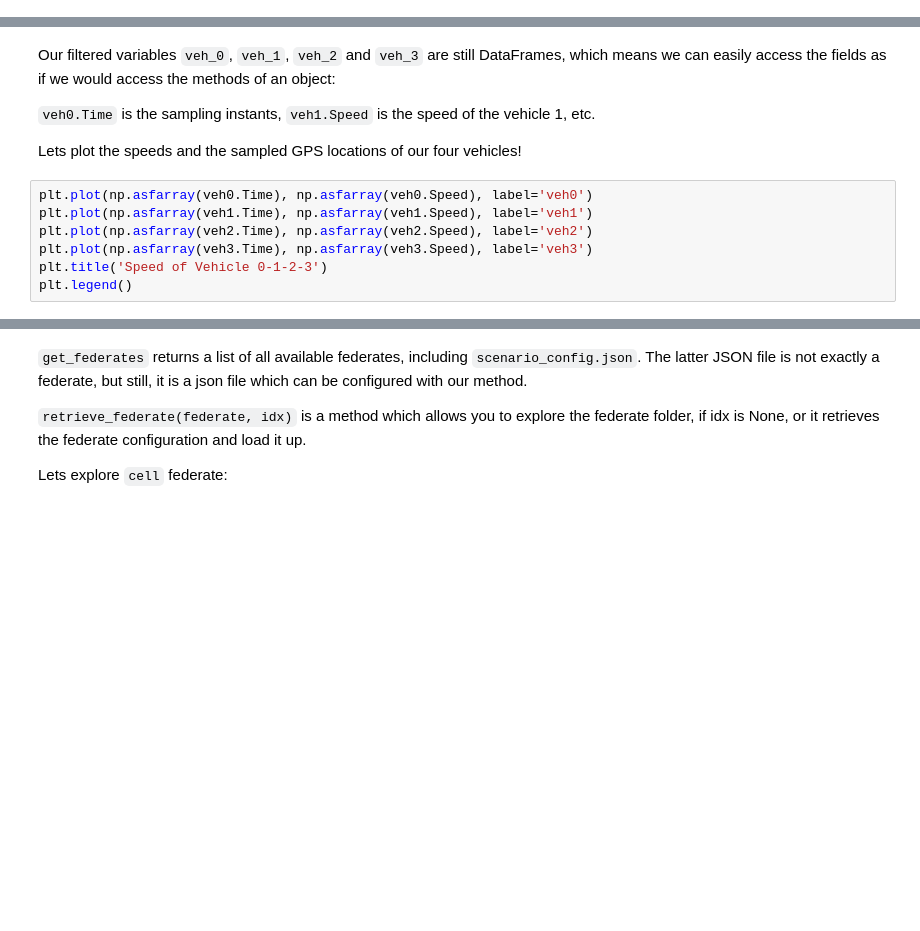
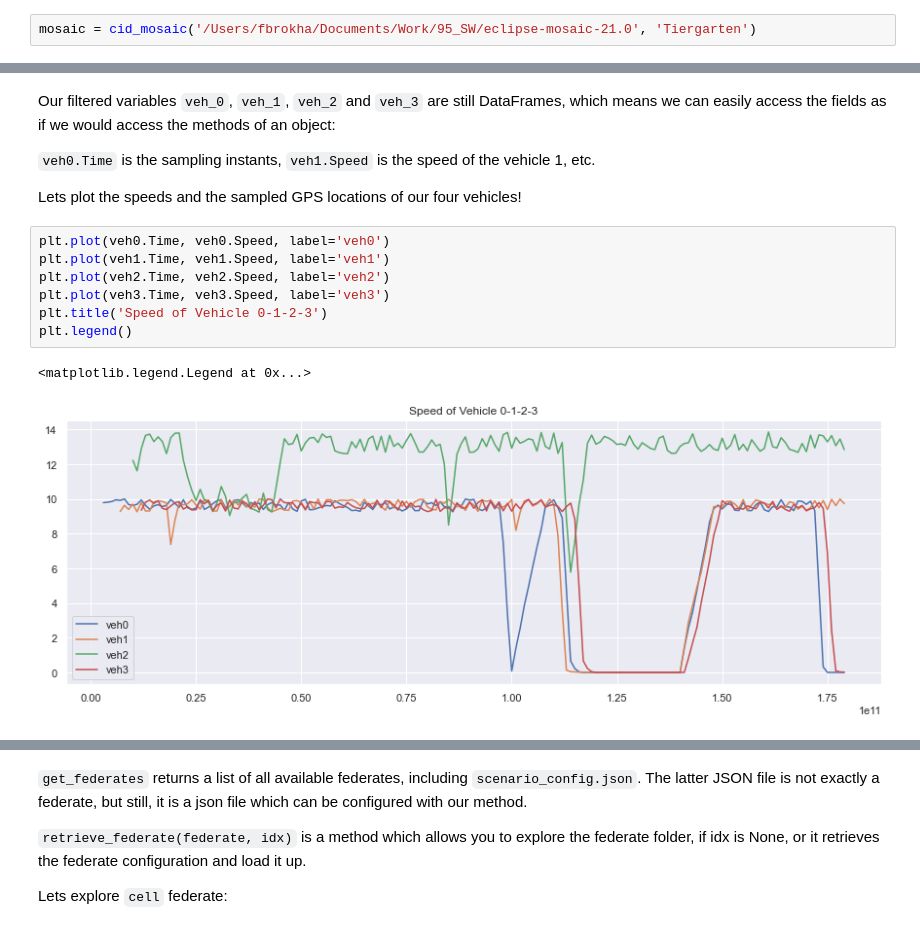
Before and after one commit to birnbaum/cid-workshop2, a Jupyter notebook: scripts/introduction_cid_tool.ipynb, the cells around one changed output, grey strips where cells are left out. Cells and saved outputs as stored; diff of their text form; blank space fills up the shorter version.

```diff
--- a/scripts/introduction_cid_tool.ipynb
+++ b/scripts/introduction_cid_tool.ipynb
@@ -37,3 +35,5 @@ mosaic = cid_mosaic('/home/onqi/Documents/eclipse_mosaic/', 'Tiergarten')
+# %%
+mosaic = cid_mosaic('/Users/fbrokha/Documents/Work/95_SW/eclipse-mosaic-21.0', 'Tiergarten')
 # %% [markdown]
 The method `run_simulation()` will run the selected simulation and display the terminal output in the notebook.
 
@@ -88,12 +149,15 @@ Our filtered variables `veh_0`, `veh_1`, `veh_2` and `veh_3` are still DataFrame
 
 Lets plot the speeds and the sampled GPS locations of our four vehicles!
 # %%
-plt.plot(np.asfarray(veh0.Time), np.asfarray(veh0.Speed), label='veh0')
-plt.plot(np.asfarray(veh1.Time), np.asfarray(veh1.Speed), label='veh1')
-plt.plot(np.asfarray(veh2.Time), np.asfarray(veh2.Speed), label='veh2')
-plt.plot(np.asfarray(veh3.Time), np.asfarray(veh3.Speed), label='veh3')
+plt.plot(veh0.Time, veh0.Speed, label='veh0')
+plt.plot(veh1.Time, veh1.Speed, label='veh1')
+plt.plot(veh2.Time, veh2.Speed, label='veh2')
+plt.plot(veh3.Time, veh3.Speed, label='veh3')
 plt.title('Speed of Vehicle 0-1-2-3')
 plt.legend()
+# %% [output]
+<matplotlib.legend.Legend at 0x...>
+[figure, added]
 # %%
 plt.figure()
 plt.scatter(np.asfarray(veh0.PositionLongitude),
```
Also changed, not shown: parts of 17 cells of this notebook.
